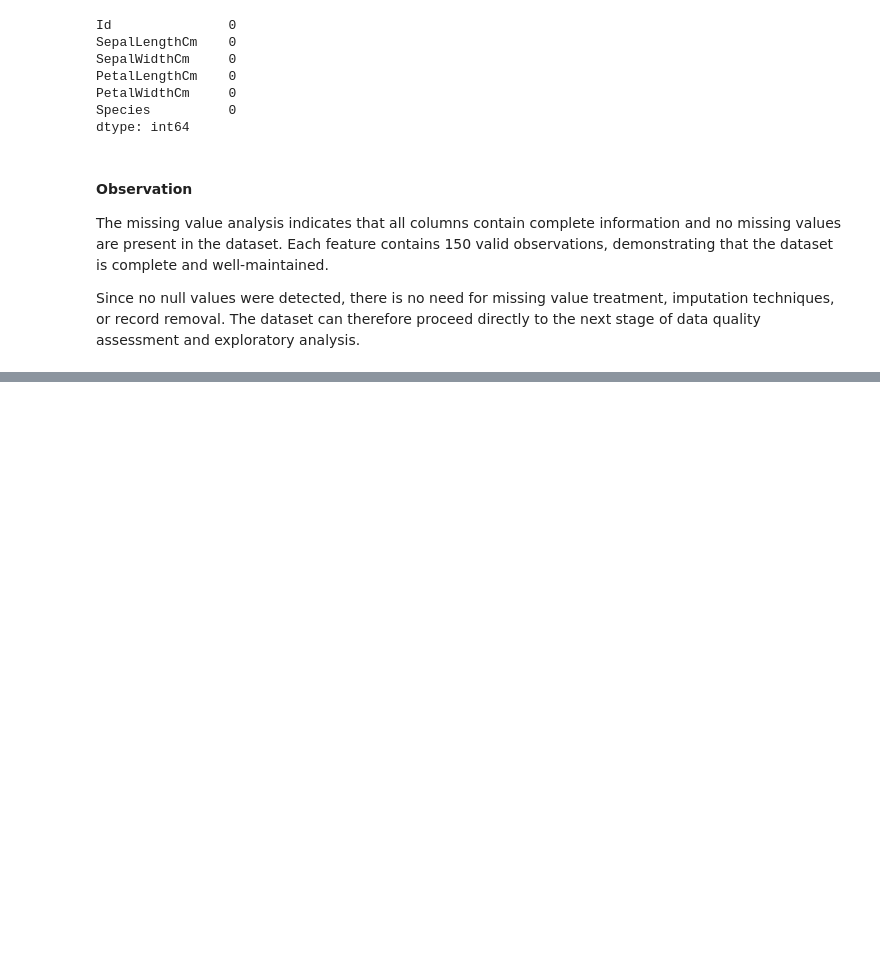
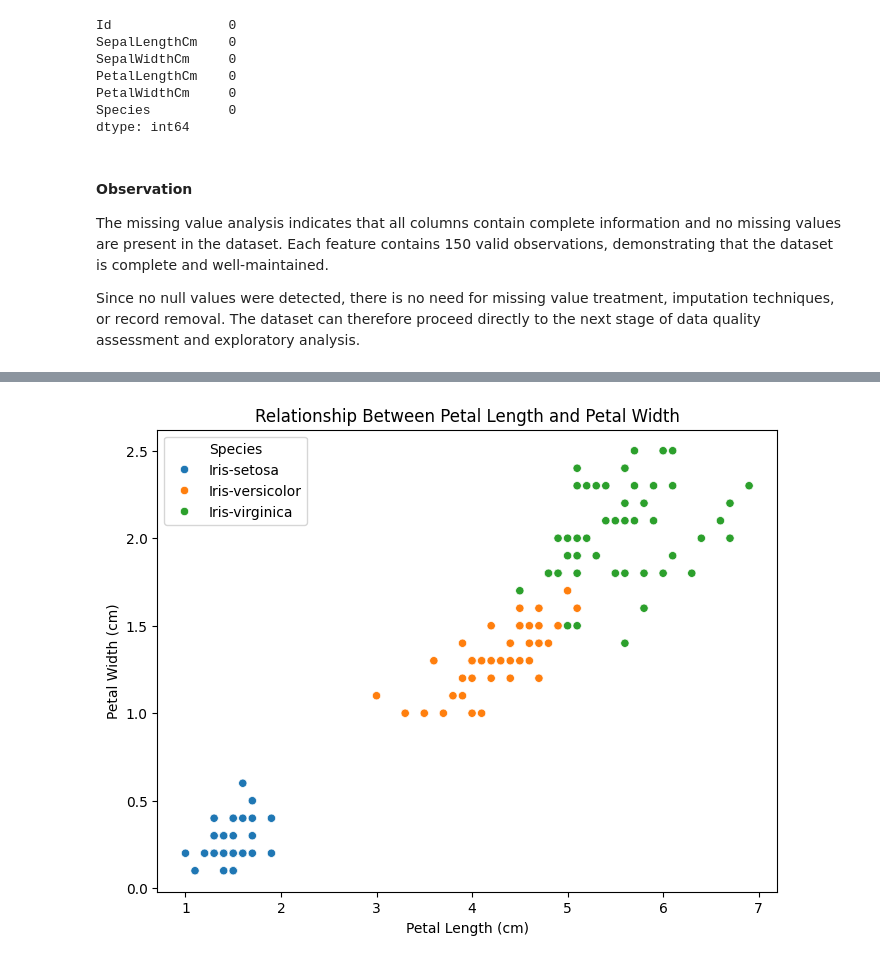
Before and after one commit to huzaifawaheed2/DevelopersHub-Corporation-Internship, a Jupyter notebook: Project-01-Iris-Analysis/notebooks/iris_analysis.ipynb, the cells around one changed output, grey strips where cells are left out. Drawn from its saved outputs; the diff is of its cells as text; code cells hidden in the pictures; blank space fills up the shorter version.

Commit message:
Complete exploratory data analysis for Iris dataset

```diff
--- a/Project-01-Iris-Analysis/notebooks/iris_analysis.ipynb
+++ b/Project-01-Iris-Analysis/notebooks/iris_analysis.ipynb
@@ -345,0 +383,19 @@ Since no null values were detected, there is no need for missing value treatment
+# %%
+# Create a scatter plot to analyze the relationship between petal length and petal width
+
+plt.figure(figsize=(8, 6))
+
+sns.scatterplot(
+    data=df,
+    x="PetalLengthCm",
+    y="PetalWidthCm",
+    hue="Species"
+)
+
+plt.title("Relationship Between Petal Length and Petal Width")
+plt.xlabel("Petal Length (cm)")
+plt.ylabel("Petal Width (cm)")
+
+plt.show()
+# %% [output]
+[figure, added]
```
Also changed, not shown: parts of 32 cells of this notebook.
